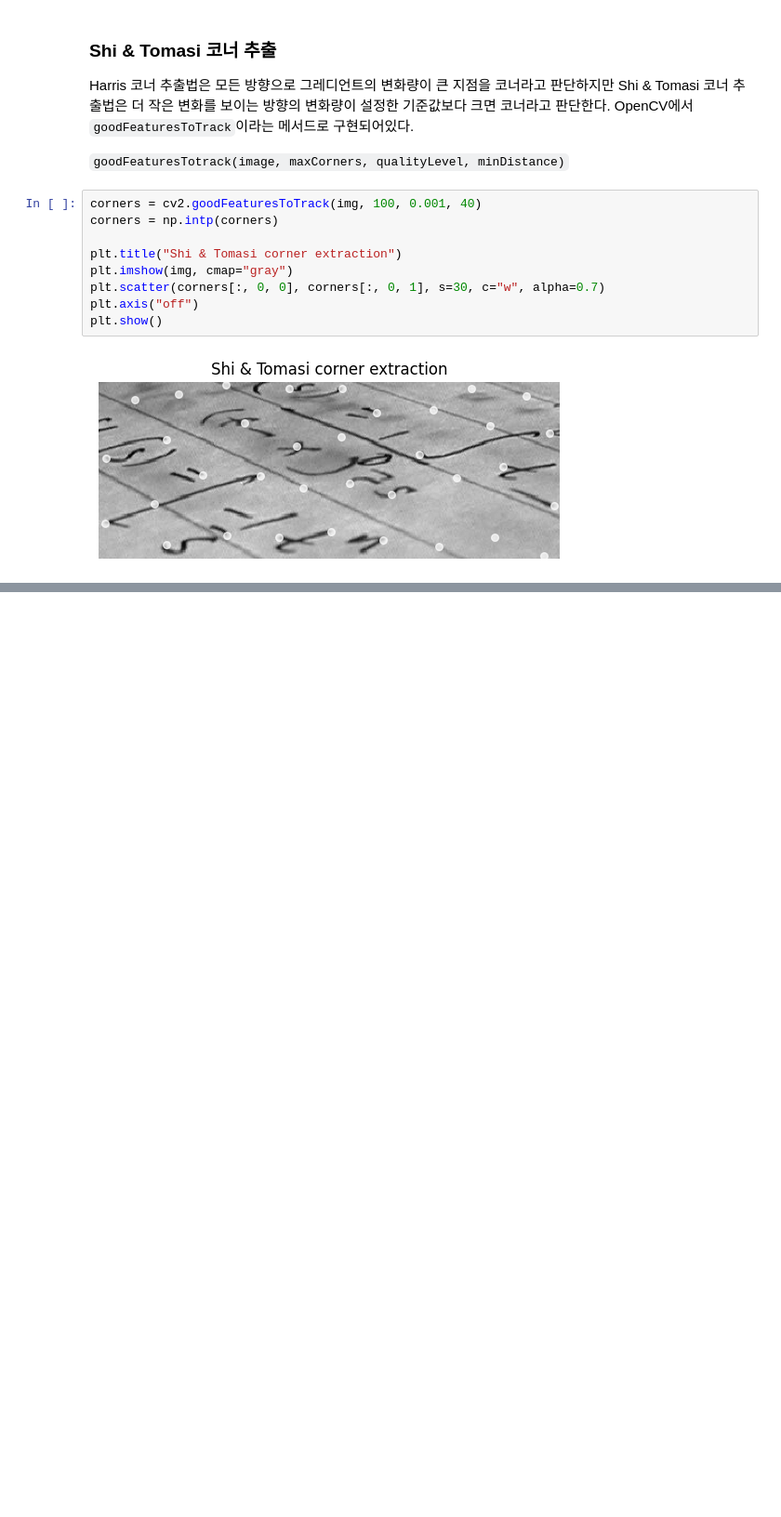
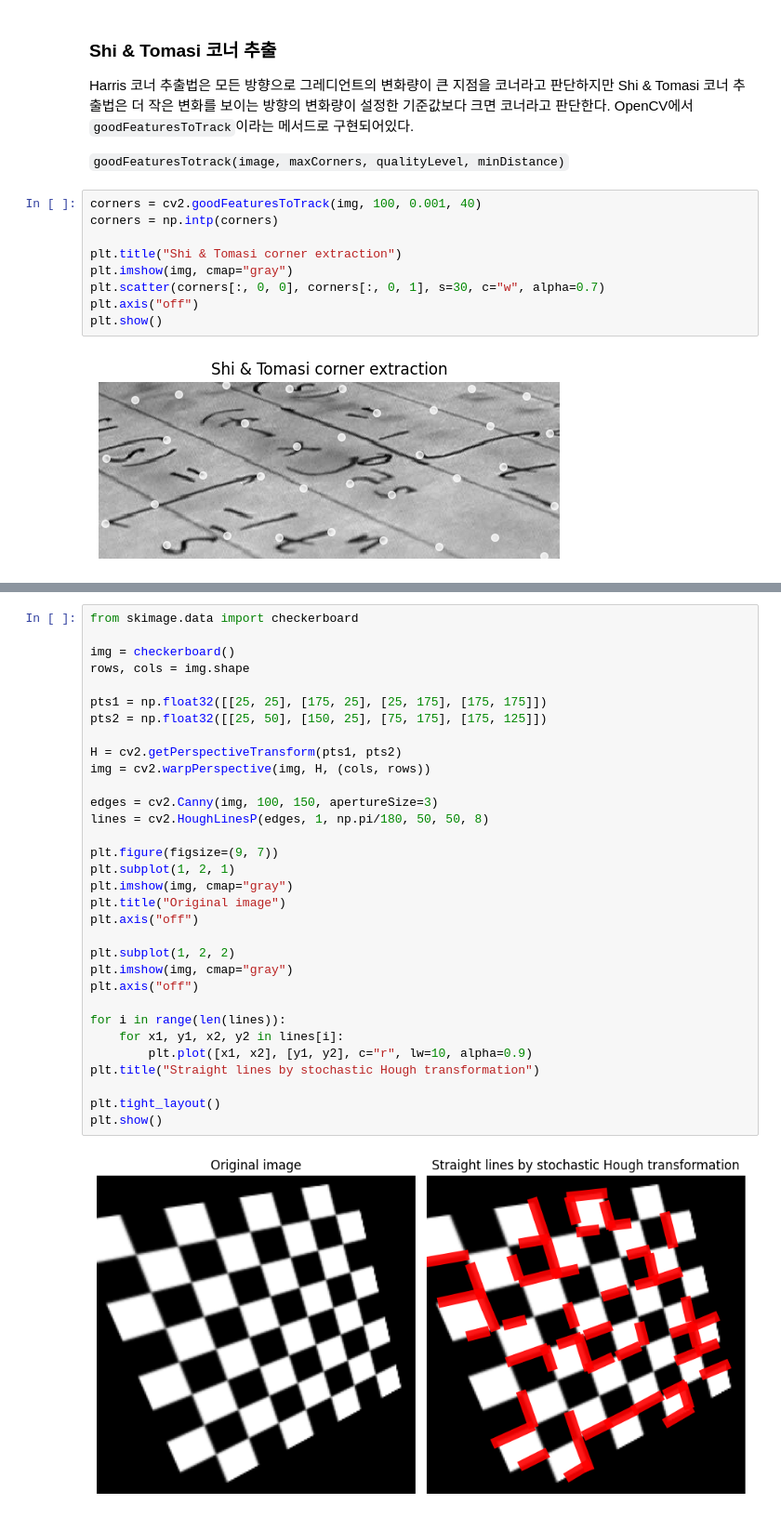
Before and after one commit to zave7/computer-vision, a Jupyter notebook: opencv/feature-extraction.ipynb, the cells around one changed output, grey strips where cells are left out. Shown at 93% size. Cells and saved outputs as stored; diff of their text form; blank space fills up the shorter version.

Commit message:
feature extraction - Hough line transformation

```diff
--- a/opencv/feature-extraction.ipynb
+++ b/opencv/feature-extraction.ipynb
@@ -121,0 +154,34 @@ plt.show()
+# %%
+from skimage.data import checkerboard
+
+img = checkerboard()
+rows, cols = img.shape
+
+pts1 = np.float32([[25, 25], [175, 25], [25, 175], [175, 175]])
+pts2 = np.float32([[25, 50], [150, 25], [75, 175], [175, 125]])
+
+H = cv2.getPerspectiveTransform(pts1, pts2)
+img = cv2.warpPerspective(img, H, (cols, rows))
+
+edges = cv2.Canny(img, 100, 150, apertureSize=3)
+lines = cv2.HoughLinesP(edges, 1, np.pi/180, 50, 50, 8)
+
+plt.figure(figsize=(9, 7))
+plt.subplot(1, 2, 1)
+plt.imshow(img, cmap="gray")
+plt.title("Original image")
+plt.axis("off")
+
+plt.subplot(1, 2, 2)
+plt.imshow(img, cmap="gray")
+plt.axis("off")
+
+for i in range(len(lines)):
+    for x1, y1, x2, y2 in lines[i]:
+        plt.plot([x1, x2], [y1, y2], c="r", lw=10, alpha=0.9)
+plt.title("Straight lines by stochastic Hough transformation")
+
+plt.tight_layout()
+plt.show()
+# %% [output]
+[figure, added]
```
Also changed, not shown: parts of 1 cell of this notebook.
